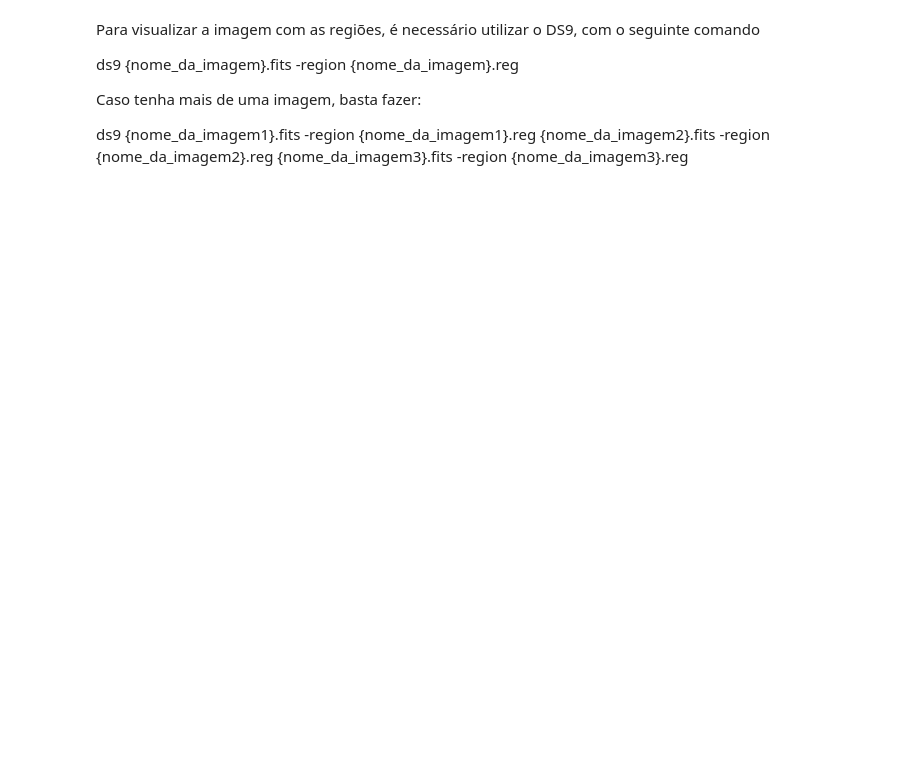
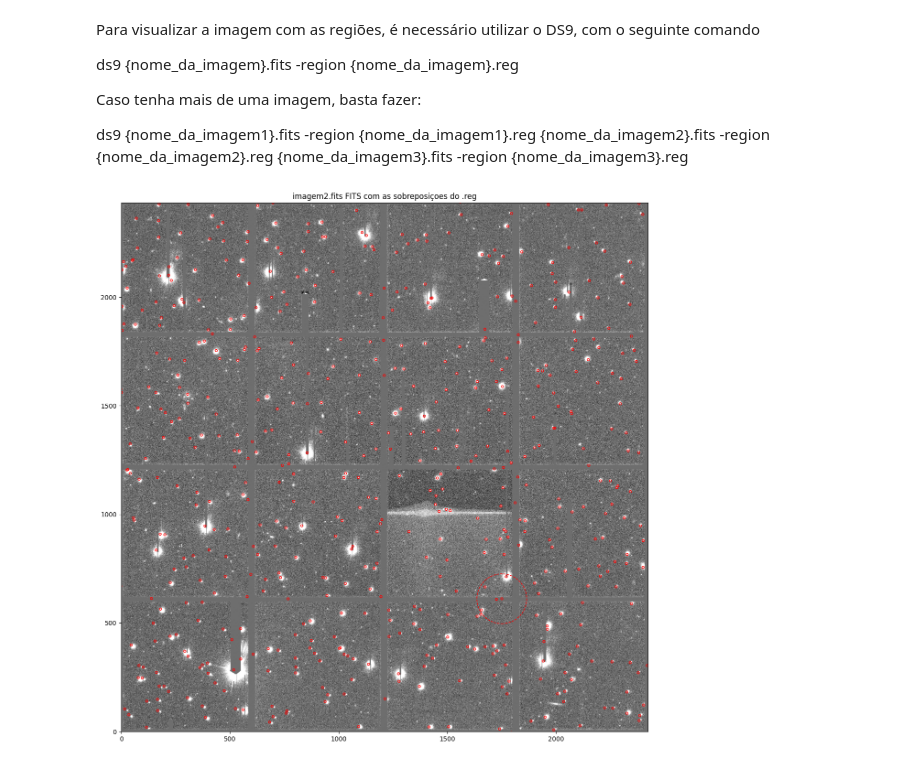
Before and after one commit to altairgomes/AsteroidHunter, a Jupyter notebook: asteroid_hunter/example/first_test.ipynb, the cells around one changed output. Cells and saved outputs as stored; diff of their text form; code cells hidden in the pictures; blank space fills up the shorter version.

```diff
--- a/asteroid_hunter/example/first_test.ipynb
+++ b/asteroid_hunter/example/first_test.ipynb
@@ -78,3 +95,32 @@ ds9 {nome_da_imagem}.fits -region {nome_da_imagem}.reg
 Caso tenha mais de uma imagem, basta fazer:
 
 ds9 {nome_da_imagem1}.fits -region {nome_da_imagem1}.reg {nome_da_imagem2}.fits -region {nome_da_imagem2}.reg {nome_da_imagem3}.fits -region {nome_da_imagem3}.reg
+# %%
+%matplotlib inline
+
+from astropy.io import fits
+import matplotlib.pyplot as plt
+import numpy as np
+from regions import Regions
+
+image_file = "imagem2.fits"
+hdu = fits.open(image_file)
+data = hdu[0].data
+# print(data) # so conferindo se os dados de pixel estao aqui mesmo
+
+# aqui eu uso a biblioteca regions para abrir o arquivo .reg e plotar junto com a imagem fits
+regions = Regions.read('imagem2.reg', format='ds9')
+
+# aqui to usando o matplot pra plotar a imagem fits
+plt.figure(figsize=(15, 15))
+plt.imshow(data, cmap='gray', origin='lower', vmin=np.percentile(data, 2), vmax=np.percentile(data, 98))
+plt.title(f"{image_file} FITS com as sobreposiçoes do .reg")
+
+# pra cada infomraçao de coordenada de regiao no arquivo .reg eu vou iterar e desenhar um circulo
+ax = plt.gca()
+for region in regions:
+    region.plot(ax=ax, color='red', lw=1)
+
+plt.show()
+# %% [output]
+[figure, added]
```
Also changed, not shown: parts of 5 cells of this notebook, 4 other files.
